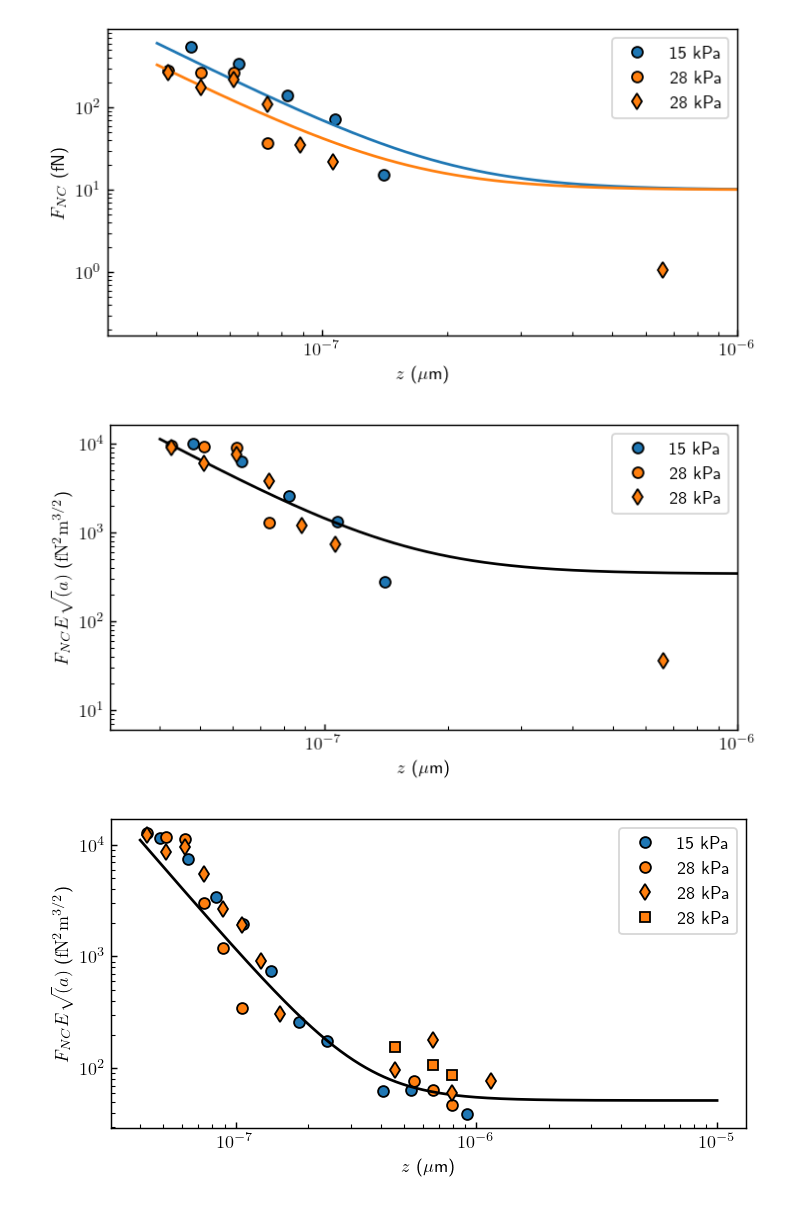
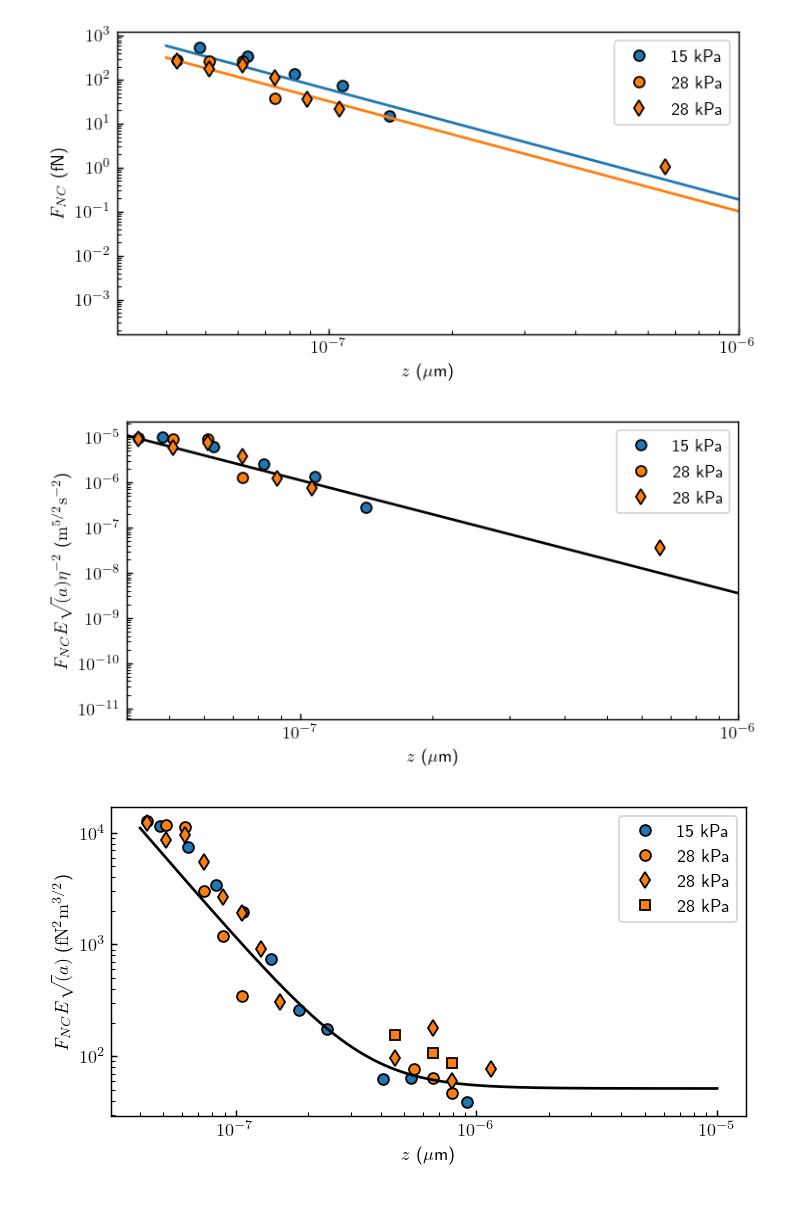
Before and after one commit to eXpensia/Confined-Brownian-Motion, a Jupyter notebook: 02_body/chapter4/images/EHD_forces/global_EHD_plot.ipynb, the cells around one changed output. Drawn from its saved outputs; the diff is of its cells as text; code cells hidden in the pictures.

```diff
--- a/02_body/chapter4/images/EHD_forces/global_EHD_plot.ipynb
+++ b/02_body/chapter4/images/EHD_forces/global_EHD_plot.ipynb
@@ -69,42 +69,43 @@ def F_corr(alpha,z):
 # %%
 fig = plt.figure(figsize=((cm2inch(16),cm2inch(8))))
 plt.plot(dataset_15["z_F_EHD_exp"][dataset_15["z_F_EHD_exp"]>4e-8],dataset_15["F_EHD_exp"][dataset_15["z_F_EHD_exp"]>4e-8]*1e15 + 1*1e15*F_corr(1,dataset_15["z_F_EHD_exp"][dataset_15["z_F_EHD_exp"]>4e-8]), "o", label="15 kPa")
-plt.plot(dataset_15["z_F_EHD_th"][dataset_15["z_F_EHD_th"] > 4e-8],dataset_15["F_EHD_th"][dataset_15["z_F_EHD_th"] > 4e-8]*1e15 + 10, color="tab:blue")
+plt.plot(dataset_15["z_F_EHD_th"][dataset_15["z_F_EHD_th"] > 4e-8],dataset_15["F_EHD_th"][dataset_15["z_F_EHD_th"] > 4e-8]*1e15 , color="tab:blue")
 
 plt.plot(dataset_28_1["z_F_EHD_exp"][dataset_28_1["z_F_EHD_exp"] > 4e-8],dataset_28_1["F_EHD_exp"][dataset_28_1["z_F_EHD_exp"] > 4e-8]*1e15 + 1*1e15*F_corr(1,dataset_28_1["z_F_EHD_exp"][dataset_28_1["z_F_EHD_exp"] > 4e-8]) , "o", label="28 kPa")
-plt.loglog(dataset_28_1["z_F_EHD_th"][dataset_28_1["z_F_EHD_th"] > 4e-8],dataset_28_1["F_EHD_th"][dataset_28_1["z_F_EHD_th"] > 4e-8]*1e15 + 10, color="tab:orange")
+plt.loglog(dataset_28_1["z_F_EHD_th"][dataset_28_1["z_F_EHD_th"] > 4e-8],dataset_28_1["F_EHD_th"][dataset_28_1["z_F_EHD_th"] > 4e-8]*1e15, color="tab:orange")
 
 plt.plot(dataset_28_2["z_F_EHD_exp"][dataset_28_2["z_F_EHD_exp"] > 4e-8],dataset_28_2["F_EHD_exp"][dataset_28_2["z_F_EHD_exp"] > 4e-8]*1e15  +1* 1e15*F_corr(1,dataset_28_2["z_F_EHD_exp"][dataset_28_2["z_F_EHD_exp"] > 4e-8]), "d", label="28 kPa",color="tab:orange")
 
 
 
 plt.legend()
 plt.ylabel("$F_{NC} $ (fN)")
 plt.xlabel("$z$ ($\mathrm{\mu}$m)")
-#plt.ylim([-20,100])
+plt.ylim([None,None])
 plt.xlim([None,1e-6])
+plt.tight_layout()
 plt.savefig("EHD_force.pdf")
 # %% [output]
-[figure, old version]
+[figure, new version]
 # %%
 fig = plt.figure(figsize=((cm2inch(16),cm2inch(8))))
-plt.plot(dataset_15["z_F_EHD_exp"][dataset_15["z_F_EHD_exp"]>4e-8],(dataset_15["F_EHD_exp"][dataset_15["z_F_EHD_exp"]>4e-8]*1e15 + 1*1e15*F_corr(1,dataset_15["z_F_EHD_exp"][dataset_15["z_F_EHD_exp"]>4e-8]))*15e3*np.sqrt(1.5e-6), "o", label="15 kPa")
+plt.plot(dataset_15["z_F_EHD_exp"][dataset_15["z_F_EHD_exp"]>4e-8],(dataset_15["F_EHD_exp"][dataset_15["z_F_EHD_exp"]>4e-8] + F_corr(1,dataset_15["z_F_EHD_exp"][dataset_15["z_F_EHD_exp"]>4e-8]))*15e3*np.sqrt(1.5e-6)/(0.001**2), "o", label="15 kPa")
 
-plt.plot(dataset_28_1["z_F_EHD_exp"][dataset_28_1["z_F_EHD_exp"] > 4e-8],(dataset_28_1["F_EHD_exp"][dataset_28_1["z_F_EHD_exp"] > 4e-8]*1e15 + 1*1e15*F_corr(1,dataset_28_1["z_F_EHD_exp"][dataset_28_1["z_F_EHD_exp"] > 4e-8])) *28e3*np.sqrt(1.5e-6), "o", label="28 kPa")
-plt.loglog(dataset_28_1["z_F_EHD_th"][dataset_28_1["z_F_EHD_th"] > 4e-8],(dataset_28_1["F_EHD_th"][dataset_28_1["z_F_EHD_th"] > 4e-8]*1e15 + 10)*28e3*np.sqrt(1.5e-6), color="black")
+plt.plot(dataset_28_1["z_F_EHD_exp"][dataset_28_1["z_F_EHD_exp"] > 4e-8],(dataset_28_1["F_EHD_exp"][dataset_28_1["z_F_EHD_exp"] > 4e-8] + F_corr(1,dataset_28_1["z_F_EHD_exp"][dataset_28_1["z_F_EHD_exp"] > 4e-8])) *28e3*np.sqrt(1.5e-6)/(0.001**2), "o", label="28 kPa")
+plt.loglog(dataset_28_1["z_F_EHD_th"][dataset_28_1["z_F_EHD_th"] > 4e-8],(dataset_28_1["F_EHD_th"][dataset_28_1["z_F_EHD_th"] > 4e-8] )*28e3*np.sqrt(1.5e-6)/(0.001**2), color="black")
 
-plt.plot(dataset_28_2["z_F_EHD_exp"][dataset_28_2["z_F_EHD_exp"] > 4e-8],(dataset_28_2["F_EHD_exp"][dataset_28_2["z_F_EHD_exp"] > 4e-8]*1e15  +1* 1e15*F_corr(1,dataset_28_2["z_F_EHD_exp"][dataset_28_2["z_F_EHD_exp"] > 4e-8]))*28e3*np.sqrt(1.5e-6), "d", label="28 kPa",color="tab:orange")
+plt.plot(dataset_28_2["z_F_EHD_exp"][dataset_28_2["z_F_EHD_exp"] > 4e-8],(dataset_28_2["F_EHD_exp"][dataset_28_2["z_F_EHD_exp"] > 4e-8]  +F_corr(1,dataset_28_2["z_F_EHD_exp"][dataset_28_2["z_F_EHD_exp"] > 4e-8]))*28e3*np.sqrt(1.5e-6)/(0.001**2), "d", label="28 kPa",color="tab:orange")
 
 
 
 plt.legend()
-plt.ylabel("$F_{NC} E\sqrt(a) $ ($\mathrm{fN^2 m^{3/2}}$)")
+plt.ylabel("$F_{NC} E\sqrt(a) \eta ^{-2}$ ($\mathrm{ m^{5/2} s ^{-2}}$)")
 plt.xlabel("$z$ ($\mathrm{\mu}$m)")
-#plt.ylim([-20,100])
-plt.xlim([None,1e-6])
+#plt.ylim([1e8,2e10])
+plt.xlim([4e-8,1e-6])
 plt.savefig("EHD_force_rescale.pdf")
 # %% [output]
-[figure, old version]
+[figure, new version]
 # %%
 fig = plt.figure(figsize=((cm2inch(16),cm2inch(8))))
 
```
Also changed, not shown: 18 other files.
